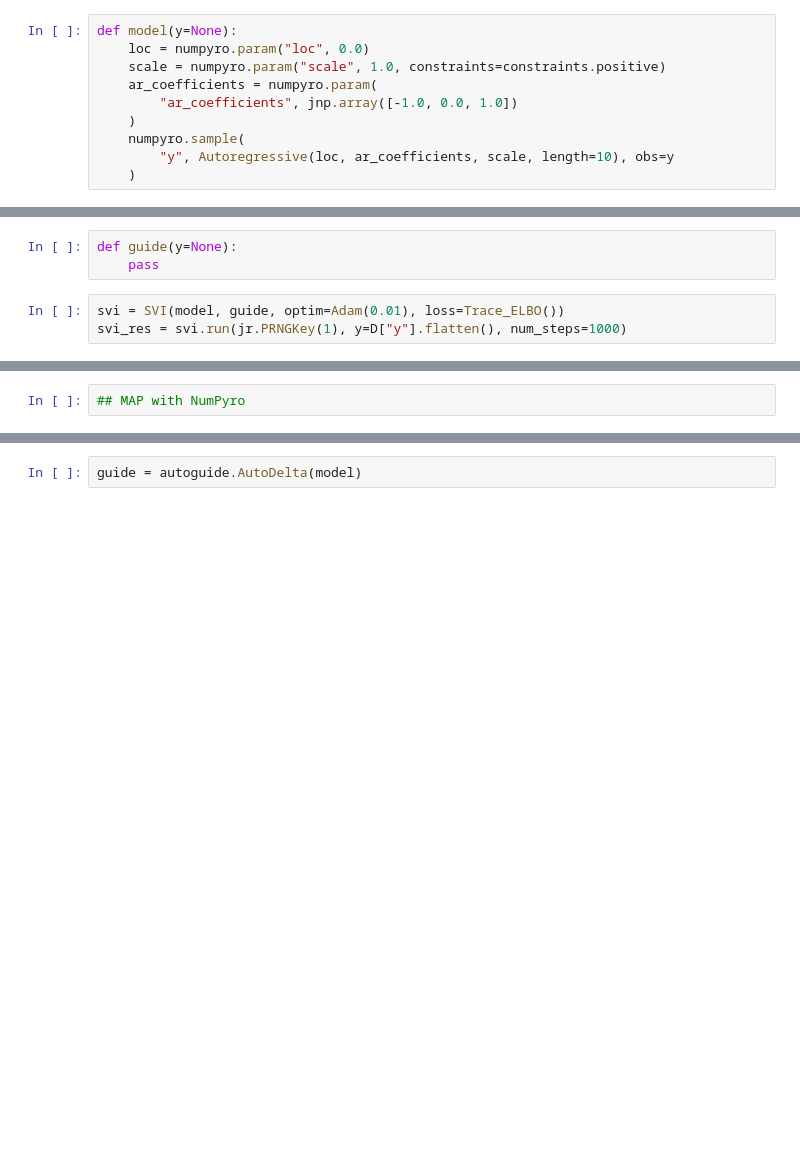
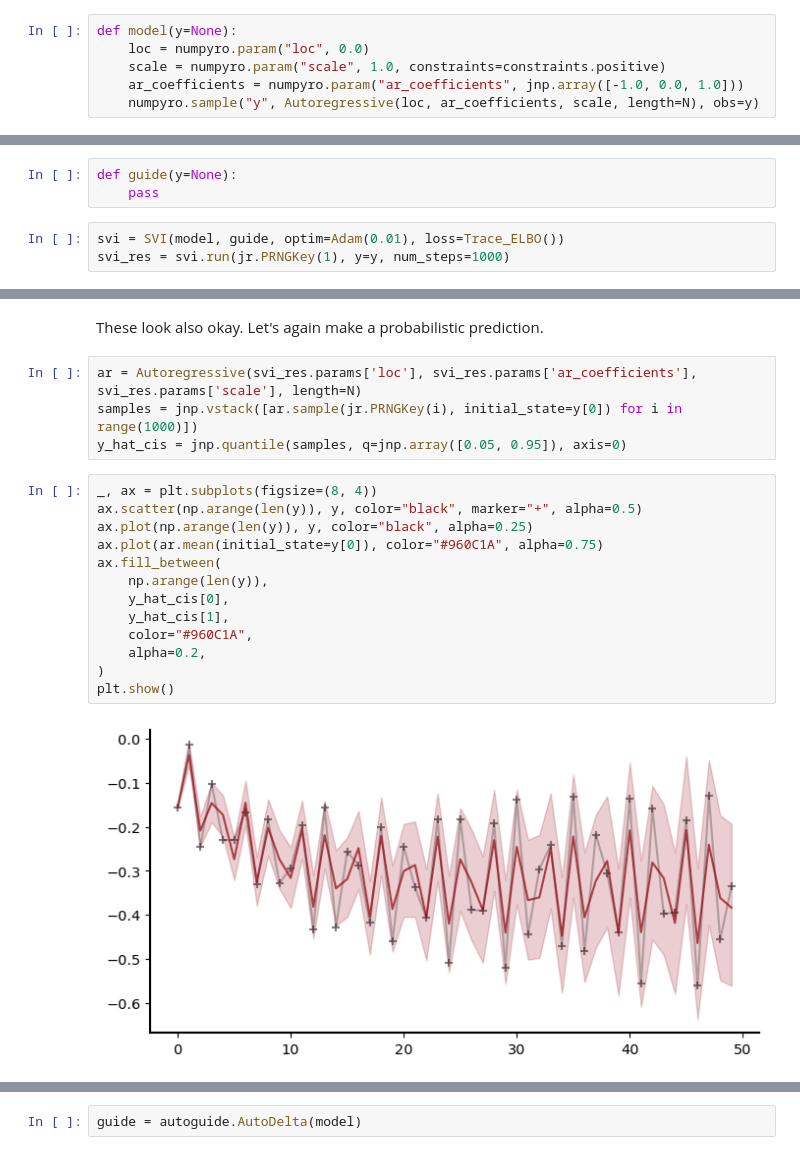
Before and after one commit to ramsey-devs/ramsey, a Jupyter notebook: docs/notebooks/bayesian_inference_vs_ml_training.ipynb, the cells around one changed output, grey strips where cells are left out. Drawn from its saved outputs; the diff is of its cells as text; blank space fills up the shorter version.

```diff
--- a/docs/notebooks/bayesian_inference_vs_ml_training.ipynb
+++ b/docs/notebooks/bayesian_inference_vs_ml_training.ipynb
@@ -66,9 +111,5 @@ D
 def model(y=None):
     loc = numpyro.param("loc", 0.0)
     scale = numpyro.param("scale", 1.0, constraints=constraints.positive)
-    ar_coefficients = numpyro.param(
-        "ar_coefficients", jnp.array([-1.0, 0.0, 1.0])
-    )
-    numpyro.sample(
-        "y", Autoregressive(loc, ar_coefficients, scale, length=10), obs=y
-    )
+    ar_coefficients = numpyro.param("ar_coefficients", jnp.array([-1.0, 0.0, 1.0]))
+    numpyro.sample("y", Autoregressive(loc, ar_coefficients, scale, length=N), obs=y)
@@ -77,4 +120,4 @@ def guide(y=None):
     pass
 # %%
 svi = SVI(model, guide, optim=Adam(0.01), loss=Trace_ELBO())
-svi_res = svi.run(jr.PRNGKey(1), y=D["y"].flatten(), num_steps=1000)
+svi_res = svi.run(jr.PRNGKey(1), y=y, num_steps=1000)
@@ -87,2 +132,21 @@ svi_res.params
-# %%
-## MAP with NumPyro
+# %% [markdown]
+These look also okay. Let's again make a probabilistic prediction.
+# %%
+ar = Autoregressive(svi_res.params['loc'], svi_res.params['ar_coefficients'], svi_res.params['scale'], length=N)
+samples = jnp.vstack([ar.sample(jr.PRNGKey(i), initial_state=y[0]) for i in range(1000)])
+y_hat_cis = jnp.quantile(samples, q=jnp.array([0.05, 0.95]), axis=0)
+# %%
+_, ax = plt.subplots(figsize=(8, 4))
+ax.scatter(np.arange(len(y)), y, color="black", marker="+", alpha=0.5)
+ax.plot(np.arange(len(y)), y, color="black", alpha=0.25)
+ax.plot(ar.mean(initial_state=y[0]), color="#960C1A", alpha=0.75)
+ax.fill_between(
+    np.arange(len(y)),
+    y_hat_cis[0],
+    y_hat_cis[1],
+    color="#960C1A",
+    alpha=0.2,
+)
+plt.show()
+# %% [output]
+[figure, added]
```
Also changed, not shown: parts of 44 cells of this notebook, 3 other files.
